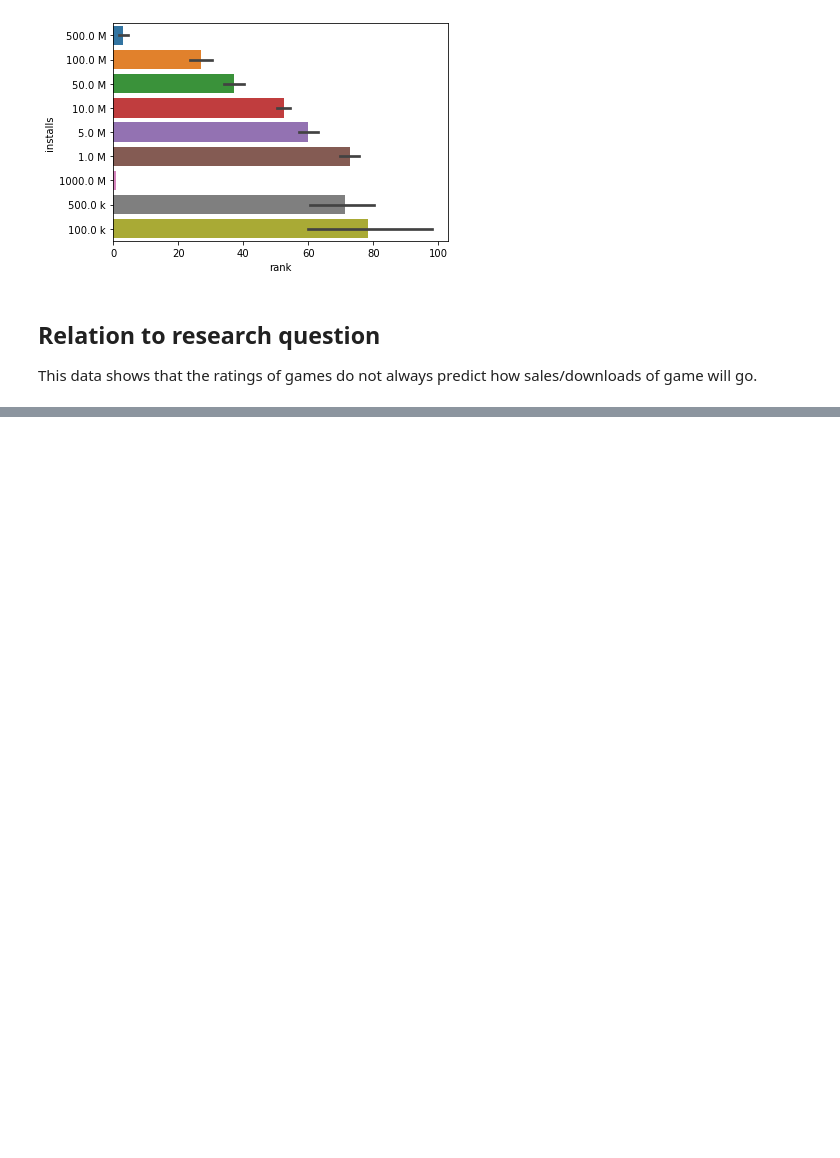
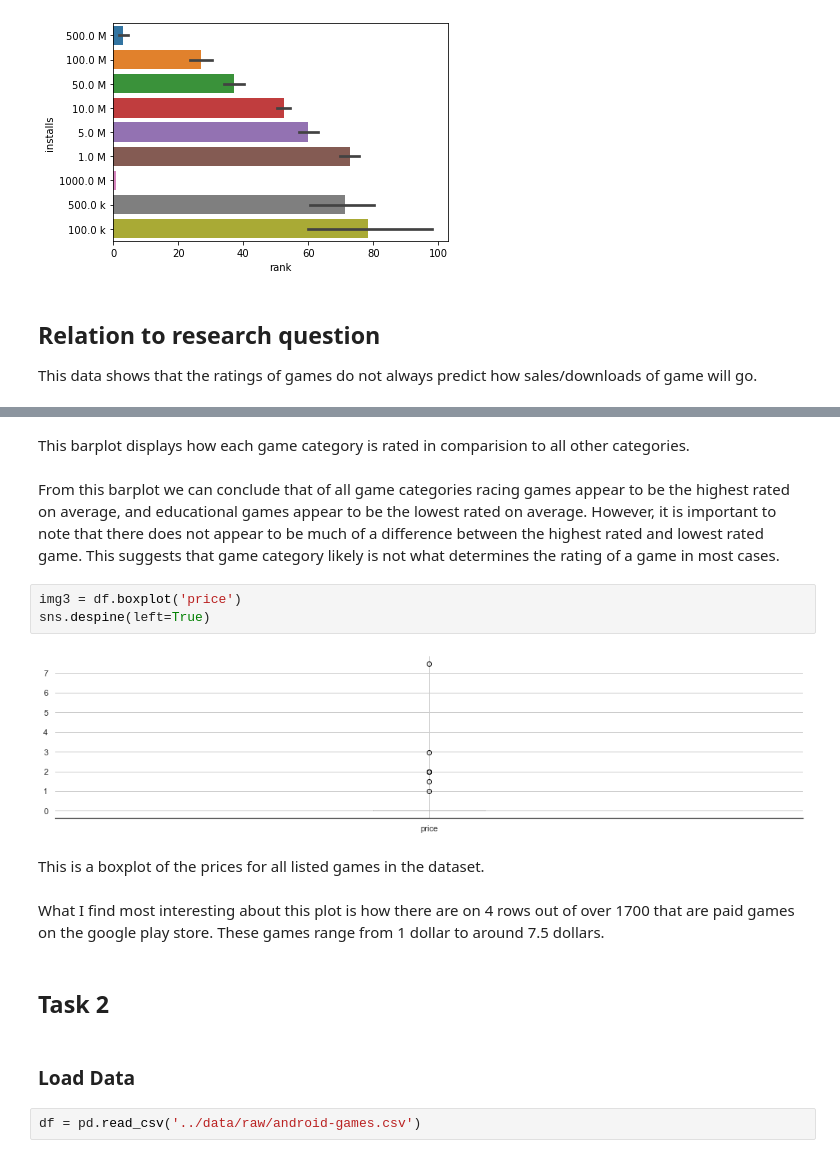
Before and after one commit to data301-2021-winter1/project-group30-project-2, a Jupyter notebook: notebooks/analysis1.ipynb, the cells around one changed output, grey strips where cells are left out. Drawn from its saved outputs; the diff is of its cells as text; blank space fills up the shorter version.

```diff
--- a/notebooks/analysis1.ipynb
+++ b/notebooks/analysis1.ipynb
@@ -323,0 +262,19 @@ This data shows that the ratings of games do not always predict how sales/downlo
+# %% [markdown]
+This barplot displays how each game category is rated in comparision to all other categories.
+# %% [markdown]
+From this barplot we can conclude that of all game categories racing games appear to be the highest rated on average, and educational games appear to be the lowest rated on average. However, it is important to note that there does not appear to be much of a difference between the highest rated and lowest rated game. This suggests that game category likely is not what determines the rating of a game in most cases.
+# %%
+img3 = df.boxplot('price')
+sns.despine(left=True)
+# %% [output]
+[figure, added]
+# %% [markdown]
+This is a boxplot of the prices for all listed games in the dataset.
+# %% [markdown]
+What I find most interesting about this plot is how there are on 4 rows out of over 1700 that are paid games on the google play store. These games range from 1 dollar to around 7.5 dollars.
+# %% [markdown]
+## Task 2
+# %% [markdown]
+### Load Data
+# %%
+df = pd.read_csv('../data/raw/android-games.csv')
```
Also changed, not shown: parts of 35 cells of this notebook, 2 other files.
